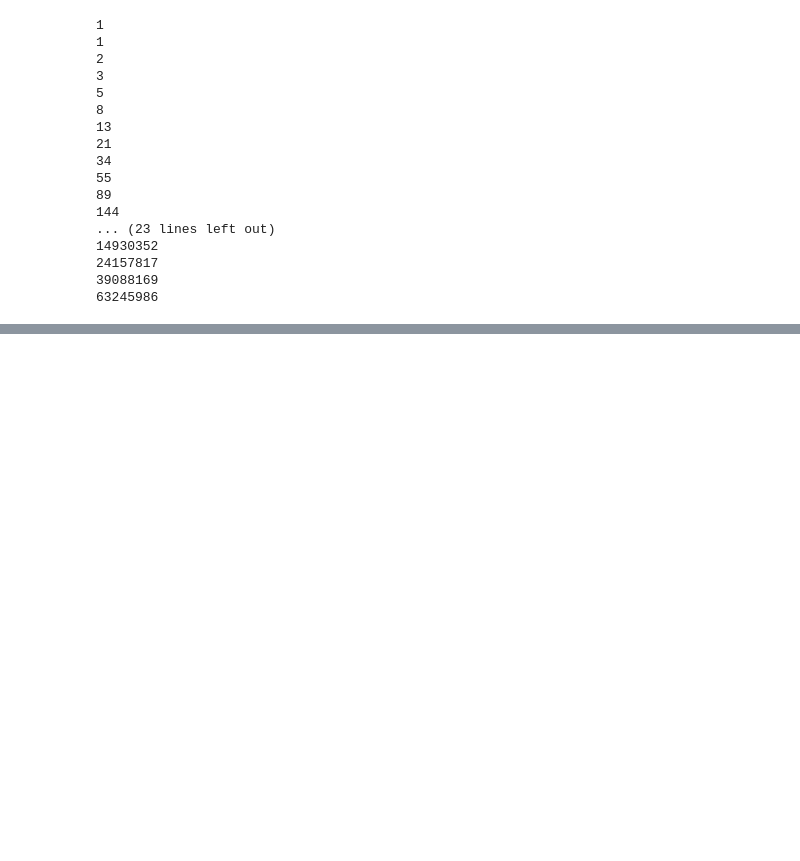
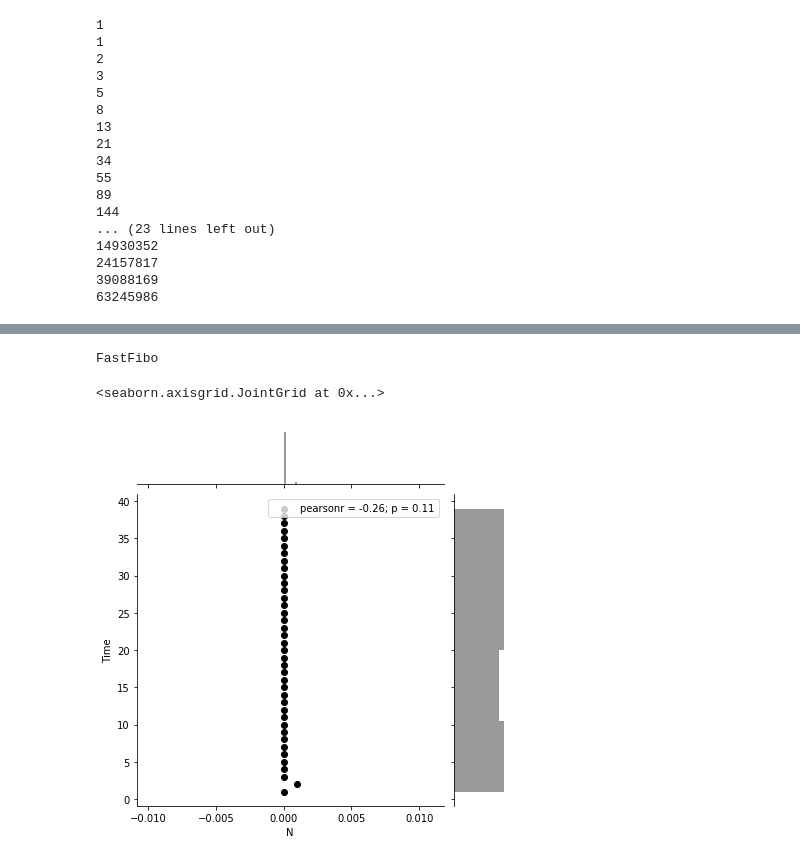
Before and after one commit to Adityarajora/MYMLPractice, a Jupyter notebook: Graph.ipynb, the cells around one changed output, grey strips where cells are left out. Cells and saved outputs as stored; diff of their text form; code cells hidden in the pictures; blank space fills up the shorter version.

```diff
--- a/Graph.ipynb
+++ b/Graph.ipynb
@@ -86,0 +104,7 @@ Text(0.5,1,'SlowFibo')
+# %%
+print('FastFibo')
+sb.jointplot(x='N',y='Time',data=D1,color='black')
+# %% [output]
+FastFibo
+<seaborn.axisgrid.JointGrid at 0x...>
+[figure, added]
```
Also changed, not shown: parts of 5 cells of this notebook.
